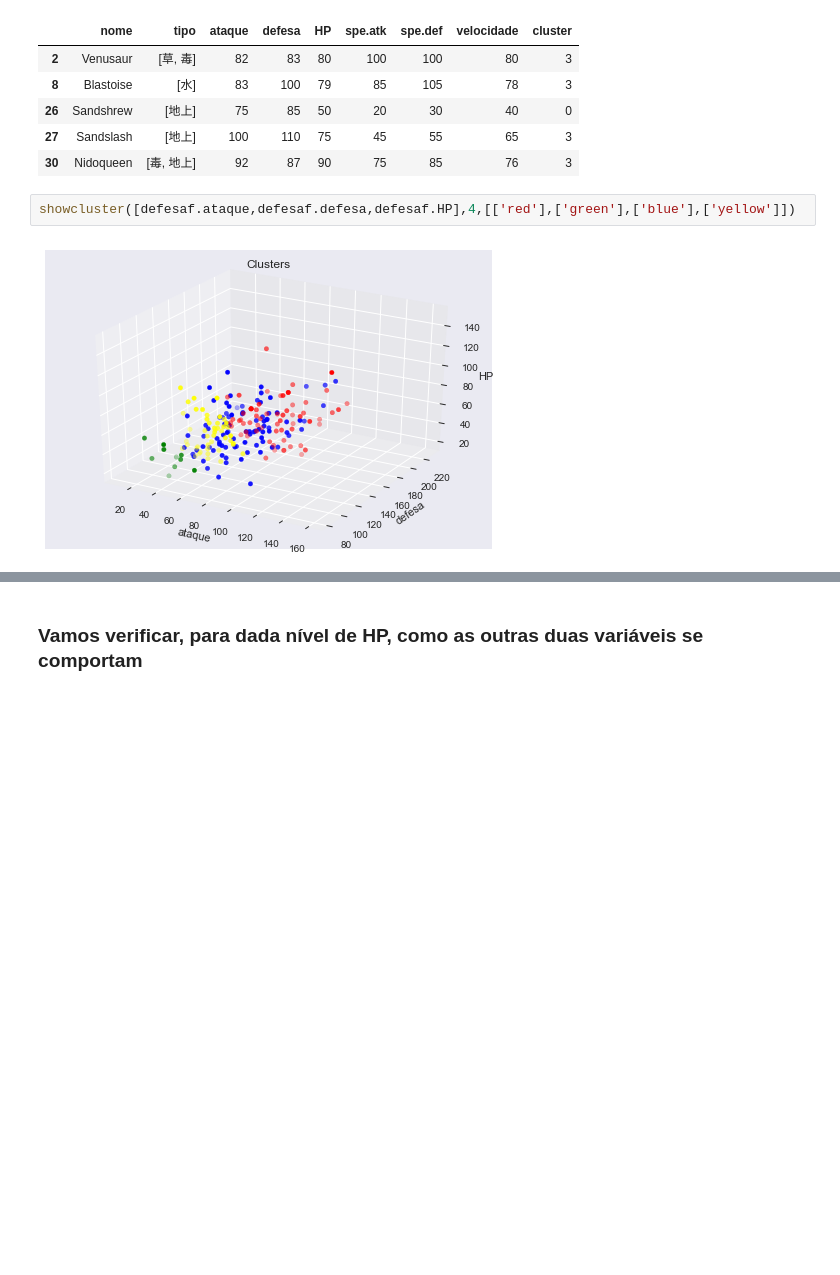
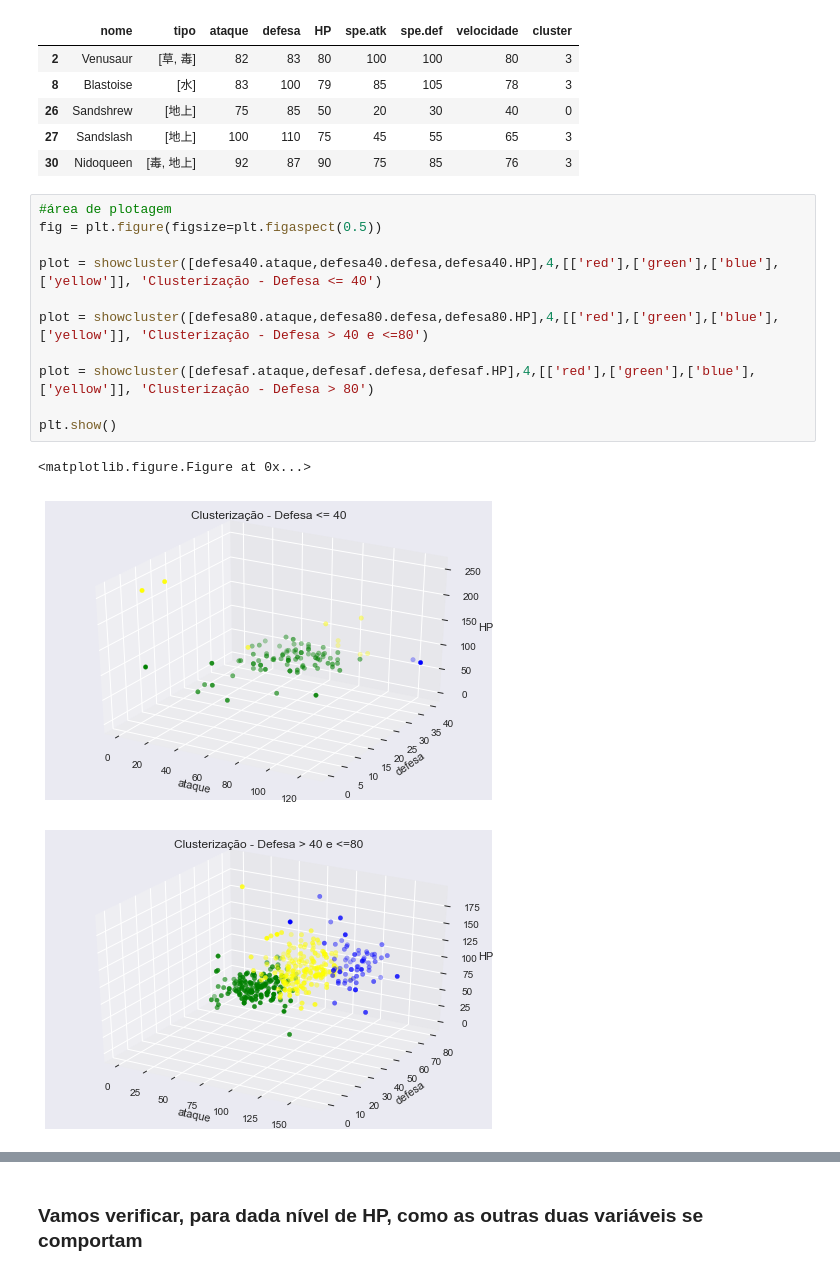
Before and after one commit to brunoartc/CD_3, a Jupyter notebook: Projeto3 - Clusterização de Pokemóns.ipynb, the cells around one changed output, grey strips where cells are left out. Drawn from its saved outputs; the diff is of its cells as text; blank space fills up the shorter version.

```diff
--- a/Projeto3 - Clusterização de Pokemóns.ipynb
+++ b/Projeto3 - Clusterização de Pokemóns.ipynb
@@ -394,7 +391,18 @@ See the caveats in the documentation: http://pandas.pydata.org/pandas-docs/stabl
 | 26 | Sandshrew | [地上] | 75 | 85 | 50 | 20 | 30 | 40 | 0 |
 | 27 | Sandslash | [地上] | 100 | 110 | 75 | 45 | 55 | 65 | 3 |
 | 30 | Nidoqueen | [毒, 地上] | 92 | 87 | 90 | 75 | 85 | 76 | 3 |
-# %%
-showcluster([defesaf.ataque,defesaf.defesa,defesaf.HP],4,[['red'],['green'],['blue'],['yellow']])
-# %% [output]
-[figure, removed]
+# %%
+#área de plotagem
+fig = plt.figure(figsize=plt.figaspect(0.5))
+
+plot = showcluster([defesa40.ataque,defesa40.defesa,defesa40.HP],4,[['red'],['green'],['blue'],['yellow']], 'Clusterização - Defesa <= 40')
+
+plot = showcluster([defesa80.ataque,defesa80.defesa,defesa80.HP],4,[['red'],['green'],['blue'],['yellow']], 'Clusterização - Defesa > 40 e <=80')
+
+plot = showcluster([defesaf.ataque,defesaf.defesa,defesaf.HP],4,[['red'],['green'],['blue'],['yellow']], 'Clusterização - Defesa > 80')
+
+plt.show()
+# %% [output]
+<matplotlib.figure.Figure at 0x...>
+[figure, added]
+[figure, added]
```
Also changed, not shown: parts of 24 cells of this notebook.
